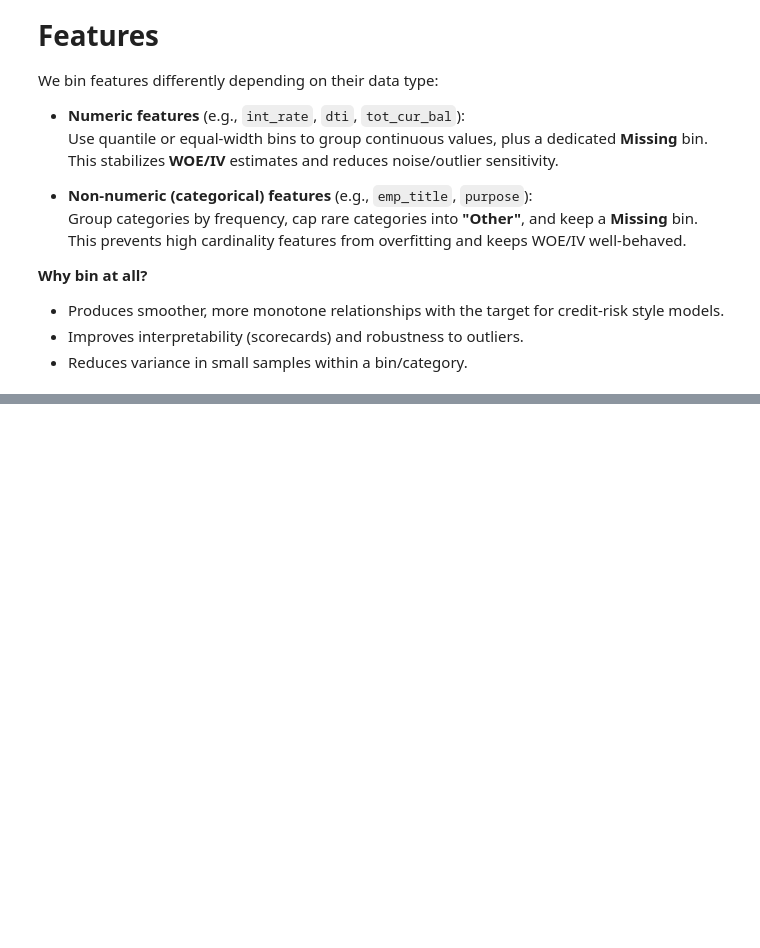
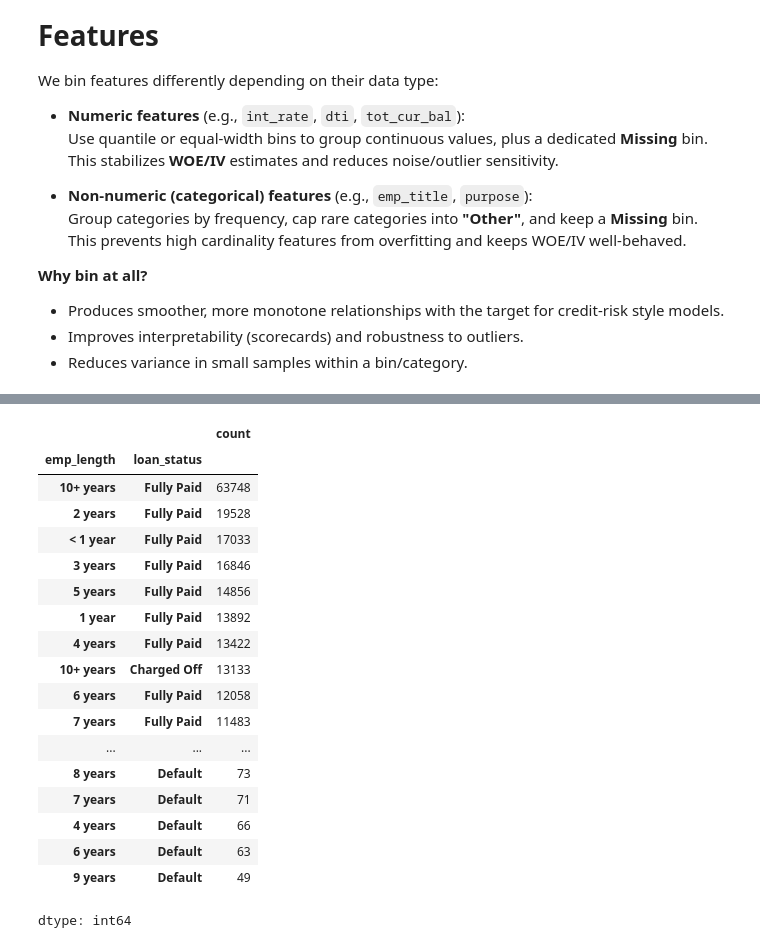
Before and after one commit to hlee014e/Projects, a Jupyter notebook: Credit-Risk/Credit_risk.ipynb, the cells around one changed output, grey strips where cells are left out. Drawn from its saved outputs; the diff is of its cells as text; code cells hidden in the pictures; blank space fills up the shorter version.

```diff
--- a/Credit-Risk/Credit_risk.ipynb
+++ b/Credit-Risk/Credit_risk.ipynb
@@ -720,3 +1367,25 @@ print("Validation AUC:", roc_auc_score(y_valid, pred))
+# %%
+df[['emp_length','loan_status']].value_counts()
+# %% [output]
+|  |  | count |
+| emp_length | loan_status |  |
+| 10+ years | Fully Paid | 63748 |
+| 2 years | Fully Paid | 19528 |
+| < 1 year | Fully Paid | 17033 |
+| 3 years | Fully Paid | 16846 |
+| 5 years | Fully Paid | 14856 |
+| 1 year | Fully Paid | 13892 |
+| 4 years | Fully Paid | 13422 |
+| 10+ years | Charged Off | 13133 |
+| 6 years | Fully Paid | 12058 |
+| 7 years | Fully Paid | 11483 |
+| ... | ... | ... |
+| 8 years | Default | 73 |
+| 7 years | Default | 71 |
+| 4 years | Default | 66 |
+| 6 years | Default | 63 |
+| 9 years | Default | 49 |
+dtype: int64
 # %%
 # 1) Install & imports (once per session)
 !pip -q install shap
```
Also changed, not shown: parts of 26 cells of this notebook.
